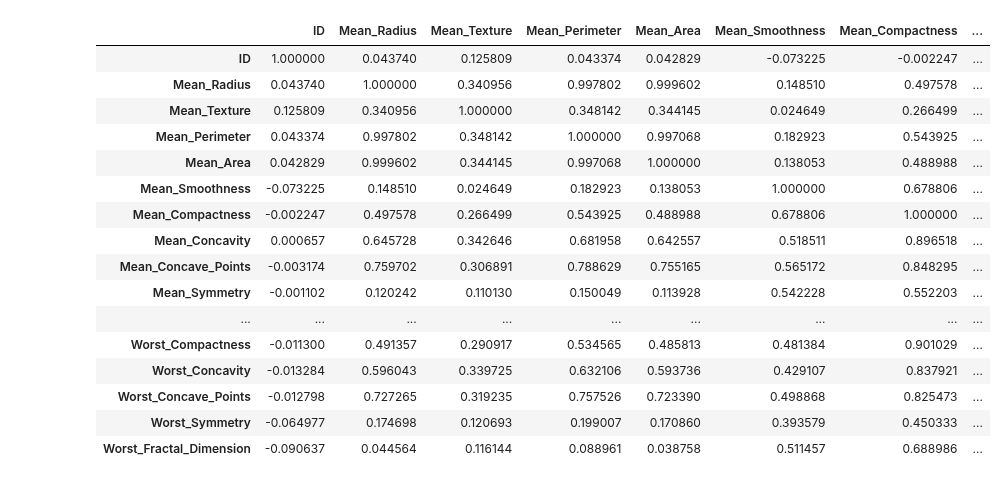
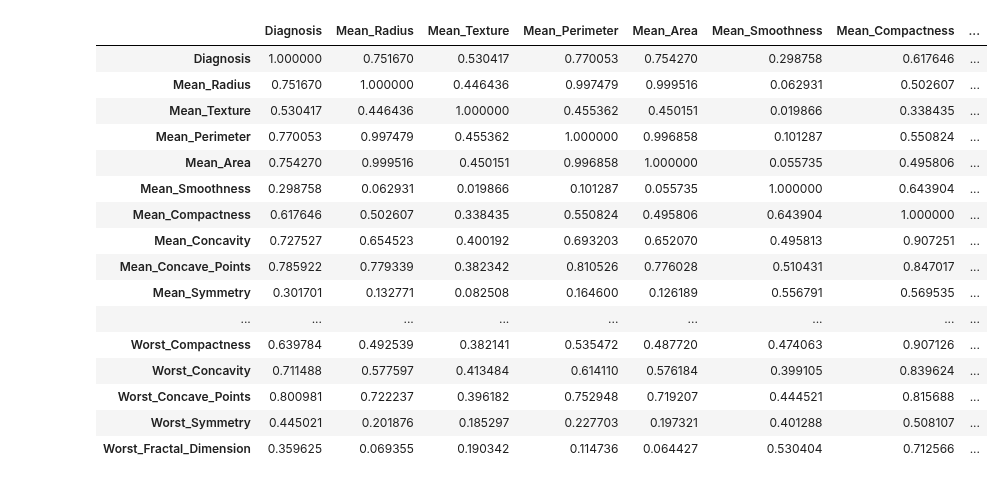
Before and after one commit to Ultan-Kearns/LYIT-Machine-Learning-Project, a Jupyter notebook: CA3Notebook.ipynb, the cells around one changed output. Saved outputs shown, nothing was run; the diff lists cells and outputs as text; code cells hidden in the pictures.

```diff
--- a/CA3Notebook.ipynb
+++ b/CA3Notebook.ipynb
@@ -16,6 +19,0 @@ Saving BreastCancerDataset.csv to BreastCancerDataset (1).csv
-# %%
-# Show dataset
-df.head()
-
-# Drop ID from the dataframe we don't want correlation for this
-df = df.drop(['ID'],axis=1)
@@ -43,20 +20,37 @@ df.corr(method='pearson')
+# %%
+# Show dataset
+# split data into training and test datasets
+trainingSet = df[0:285]
+testSet = df[284:570]
+testSet.head()
+trainingSet.head()
+
+# Drop ID from the dataframe, it is not useful for our purposes except for identifying unique files
+trainingSet = trainingSet.drop(['ID'],axis=1)
+testSet = testSet.drop(['ID'],axis=1)
+# %%
+# Show Pearson Correlation
+trainingSet.corr(method='pearson')
+# Replace malignant with 1 and benign with 0
+trainingSet['Diagnosis'] = trainingSet['Diagnosis'].replace({'M':1,'B':0})
+testSet['Diagnosis'] = testSet['Diagnosis'].replace({'M':1,'B':0})
 # %%
-df.corr(method='spearman')
+trainingSet.corr(method='spearman')
 # %% [output]
-|  | ID | Mean_Radius | Mean_Texture | Mean_Perimeter | Mean_Area | Mean_Smoothness | Mean_Compactness | ... |
-| ID | 1.000000 | 0.043740 | 0.125809 | 0.043374 | 0.042829 | -0.073225 | -0.002247 | ... |
-| Mean_Radius | 0.043740 | 1.000000 | 0.340956 | 0.997802 | 0.999602 | 0.148510 | 0.497578 | ... |
-| Mean_Texture | 0.125809 | 0.340956 | 1.000000 | 0.348142 | 0.344145 | 0.024649 | 0.266499 | ... |
-| Mean_Perimeter | 0.043374 | 0.997802 | 0.348142 | 1.000000 | 0.997068 | 0.182923 | 0.543925 | ... |
-| Mean_Area | 0.042829 | 0.999602 | 0.344145 | 0.997068 | 1.000000 | 0.138053 | 0.488988 | ... |
-| Mean_Smoothness | -0.073225 | 0.148510 | 0.024649 | 0.182923 | 0.138053 | 1.000000 | 0.678806 | ... |
-| Mean_Compactness | -0.002247 | 0.497578 | 0.266499 | 0.543925 | 0.488988 | 0.678806 | 1.000000 | ... |
-| Mean_Concavity | 0.000657 | 0.645728 | 0.342646 | 0.681958 | 0.642557 | 0.518511 | 0.896518 | ... |
-| Mean_Concave_Points | -0.003174 | 0.759702 | 0.306891 | 0.788629 | 0.755165 | 0.565172 | 0.848295 | ... |
-| Mean_Symmetry | -0.001102 | 0.120242 | 0.110130 | 0.150049 | 0.113928 | 0.542228 | 0.552203 | ... |
+|  | Diagnosis | Mean_Radius | Mean_Texture | Mean_Perimeter | Mean_Area | Mean_Smoothness | Mean_Compactness | ... |
+| Diagnosis | 1.000000 | 0.751670 | 0.530417 | 0.770053 | 0.754270 | 0.298758 | 0.617646 | ... |
+| Mean_Radius | 0.751670 | 1.000000 | 0.446436 | 0.997479 | 0.999516 | 0.062931 | 0.502607 | ... |
+| Mean_Texture | 0.530417 | 0.446436 | 1.000000 | 0.455362 | 0.450151 | 0.019866 | 0.338435 | ... |
+| Mean_Perimeter | 0.770053 | 0.997479 | 0.455362 | 1.000000 | 0.996858 | 0.101287 | 0.550824 | ... |
+| Mean_Area | 0.754270 | 0.999516 | 0.450151 | 0.996858 | 1.000000 | 0.055735 | 0.495806 | ... |
+| Mean_Smoothness | 0.298758 | 0.062931 | 0.019866 | 0.101287 | 0.055735 | 1.000000 | 0.643904 | ... |
+| Mean_Compactness | 0.617646 | 0.502607 | 0.338435 | 0.550824 | 0.495806 | 0.643904 | 1.000000 | ... |
+| Mean_Concavity | 0.727527 | 0.654523 | 0.400192 | 0.693203 | 0.652070 | 0.495813 | 0.907251 | ... |
+| Mean_Concave_Points | 0.785922 | 0.779339 | 0.382342 | 0.810526 | 0.776028 | 0.510431 | 0.847017 | ... |
+| Mean_Symmetry | 0.301701 | 0.132771 | 0.082508 | 0.164600 | 0.126189 | 0.556791 | 0.569535 | ... |
 | ... | ... | ... | ... | ... | ... | ... | ... | ... |
-| Worst_Compactness | -0.011300 | 0.491357 | 0.290917 | 0.534565 | 0.485813 | 0.481384 | 0.901029 | ... |
-| Worst_Concavity | -0.013284 | 0.596043 | 0.339725 | 0.632106 | 0.593736 | 0.429107 | 0.837921 | ... |
-| Worst_Concave_Points | -0.012798 | 0.727265 | 0.319235 | 0.757526 | 0.723390 | 0.498868 | 0.825473 | ... |
-| Worst_Symmetry | -0.064977 | 0.174698 | 0.120693 | 0.199007 | 0.170860 | 0.393579 | 0.450333 | ... |
-| Worst_Fractal_Dimension | -0.090637 | 0.044564 | 0.116144 | 0.088961 | 0.038758 | 0.511457 | 0.688986 | ... |
+| Worst_Compactness | 0.639784 | 0.492539 | 0.382141 | 0.535472 | 0.487720 | 0.474063 | 0.907126 | ... |
+| Worst_Concavity | 0.711488 | 0.577597 | 0.413484 | 0.614110 | 0.576184 | 0.399105 | 0.839624 | ... |
+| Worst_Concave_Points | 0.800981 | 0.722237 | 0.396182 | 0.752948 | 0.719207 | 0.444521 | 0.815688 | ... |
+| Worst_Symmetry | 0.445021 | 0.201876 | 0.185297 | 0.227703 | 0.197321 | 0.401288 | 0.508107 | ... |
+| Worst_Fractal_Dimension | 0.359625 | 0.069355 | 0.190342 | 0.114736 | 0.064427 | 0.530404 | 0.712566 | ... |
```
Also changed, not shown: parts of 6 cells of this notebook.
